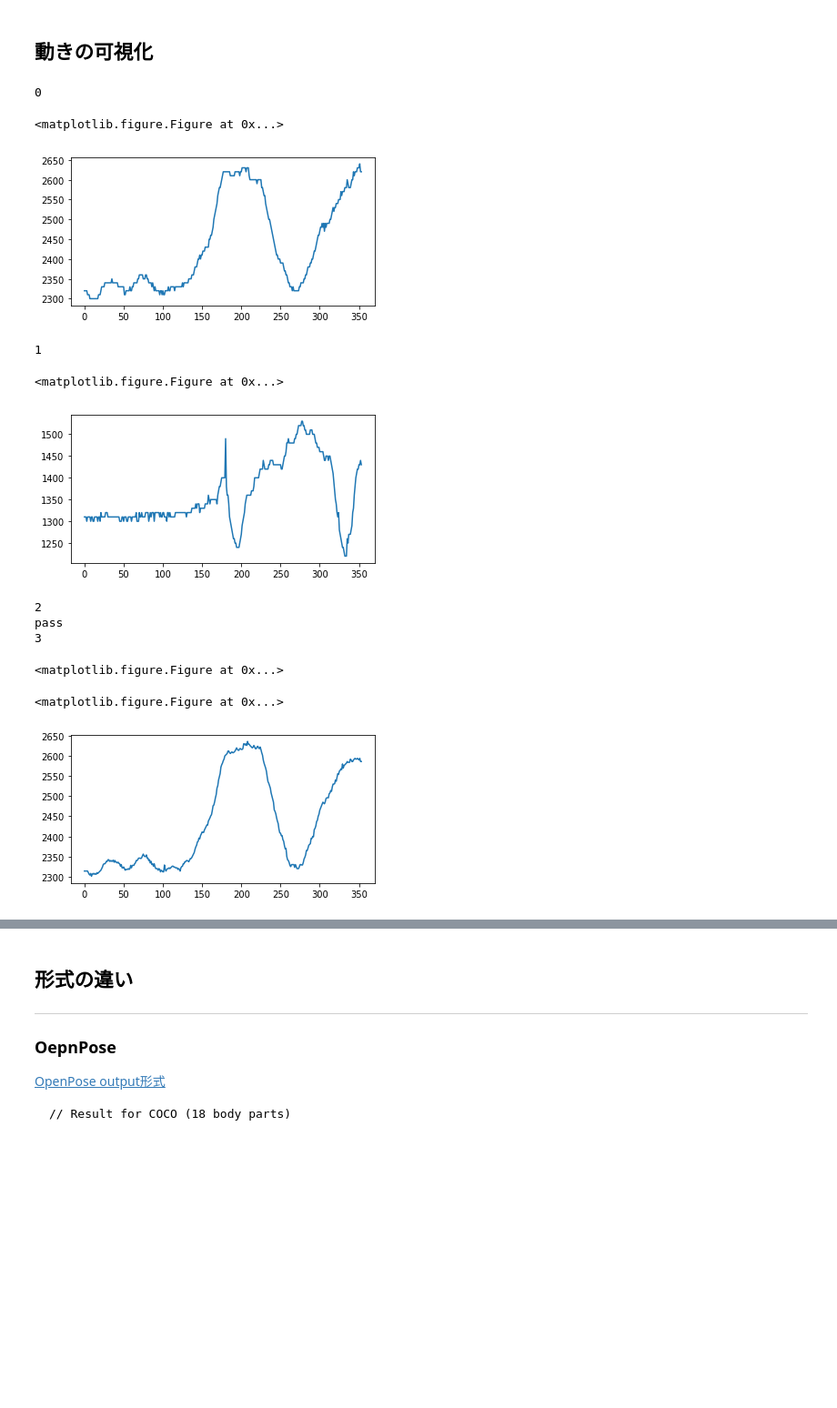
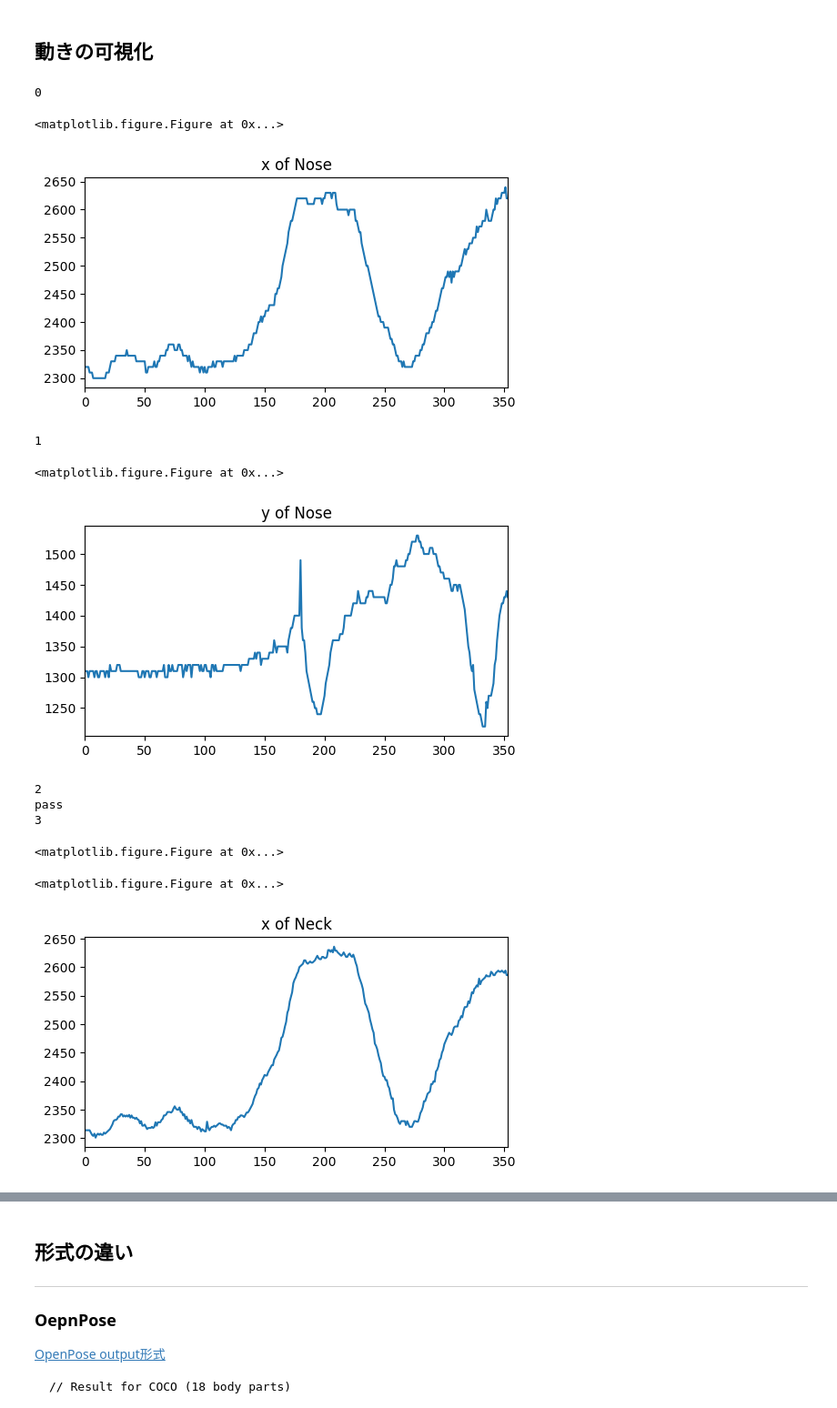
Before and after one commit to YukiOta/3d-pose-test, a Jupyter notebook: notebooks/workspace.ipynb, the cells around one changed output, grey strips where cells are left out. Shown at 91% size. Cells and saved outputs as stored; diff of their text form; code cells hidden in the pictures; blank space fills up the shorter version.

```diff
--- a/notebooks/workspace.ipynb
+++ b/notebooks/workspace.ipynb
@@ -21,36 +21,58 @@ csv_ls = []
 for i in range(len(file_list)):
     tmp = pd.read_csv(data_dir+file_list[i], header=None)
     csv_ls.append(tmp)
+# %%
+dic_coco = {}
+dic_coco[0] = "Nose"
+dic_coco[1] = "Neck"
+dic_coco[2] = "RShoulder"
+dic_coco[3] = "RElbow"
+dic_coco[4] = "RWrist"
+dic_coco[5] = "LShoulder"
+dic_coco[6] = "LElbow"
+dic_coco[7] = "LWrist"
+dic_coco[8] = "RHip"
+dic_coco[9] = "RKnee"
+dic_coco[10] = "RAnkle"
+dic_coco[11] = "LHip"
+dic_coco[12] = "LKnee"
+dic_coco[13] = "LAnkle"
+dic_coco[14] = "REye"
+dic_coco[15] = "LEye"
+dic_coco[16] = "REar"
+dic_coco[17] = "LEar"
+dic_coco[18] = "Background"
 # %% [markdown]
 ## 動きの可視化
 # %%
-for i in range(len(df.iloc[0, :])):
+for i in range(csv_ls[2].shape[1]):  # range(54)
     print(i)
     plt.clf()
     plt.figure(figsize=(6, 3))
+    idx = i // 3
     if i % 3 == 0:
-#         df[i] = df[i] / df[i].max() * 600
         csv_ls[2][i].plot()
+        plt.title('x of ' + dic_coco[idx])
         plt.show()
     elif i % 3 == 1:
-#         df[i] = df[i] / df[i].max() * 600
         csv_ls[2][i].plot()
+        plt.title('y of ' + dic_coco[idx])
         plt.show()
     else:
         print('pass')
 # %% [output]
 0
 <matplotlib.figure.Figure at 0x...>
-[figure, old version]
+[figure, new version]
 1
 <matplotlib.figure.Figure at 0x...>
-[figure, old version]
+[figure, new version]
 2
 pass
 3
 <matplotlib.figure.Figure at 0x...>
 <matplotlib.figure.Figure at 0x...>
-[figure, old version]
+[figure, new version]
 4
 <matplotlib.figure.Figure at 0x...>
 ... (116 outputs left out)
```
Also changed, not shown: parts of 13 cells of this notebook.
